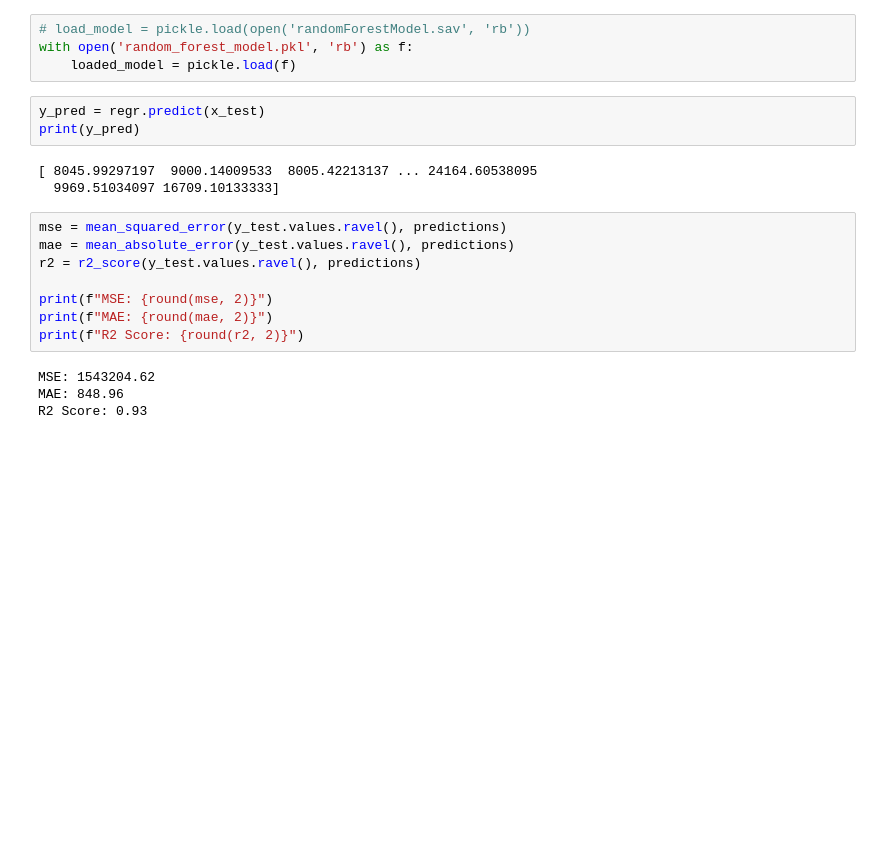
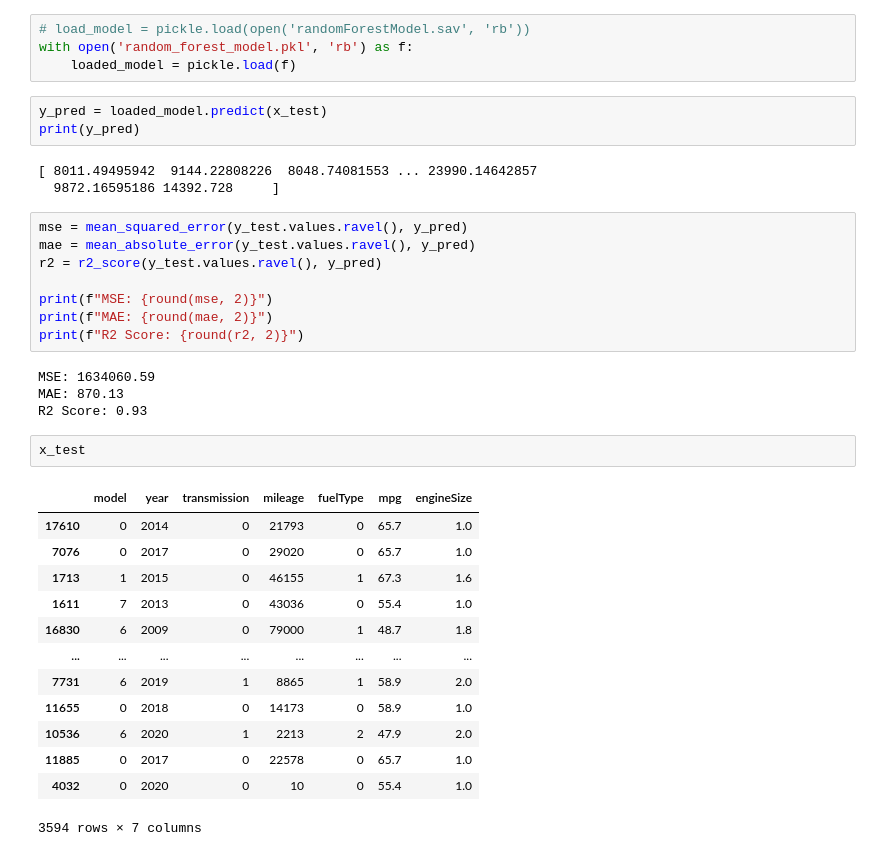
Before and after one commit to tanaratsaehia/AiWithOracleDB, a Jupyter notebook: Ai/ai.ipynb, the cells around one changed output. Drawn from its saved outputs; the diff is of its cells as text; blank space fills up the shorter version.

```diff
--- a/Ai/ai.ipynb
+++ b/Ai/ai.ipynb
@@ -308,20 +308,36 @@ with open('random_forest_model.pkl', 'wb') as f:
 with open('random_forest_model.pkl', 'rb') as f:
     loaded_model = pickle.load(f)
 # %%
-y_pred = regr.predict(x_test)
+y_pred = loaded_model.predict(x_test)
 print(y_pred)
 # %% [output]
-[ 8045.99297197  9000.14009533  8005.42213137 ... 24164.60538095
-  9969.51034097 16709.10133333]
+[ 8011.49495942  9144.22808226  8048.74081553 ... 23990.14642857
+  9872.16595186 14392.728     ]
 # %%
-mse = mean_squared_error(y_test.values.ravel(), predictions)
-mae = mean_absolute_error(y_test.values.ravel(), predictions)
-r2 = r2_score(y_test.values.ravel(), predictions)
+mse = mean_squared_error(y_test.values.ravel(), y_pred)
+mae = mean_absolute_error(y_test.values.ravel(), y_pred)
+r2 = r2_score(y_test.values.ravel(), y_pred)
 
 print(f"MSE: {round(mse, 2)}")
 print(f"MAE: {round(mae, 2)}")
 print(f"R2 Score: {round(r2, 2)}")
 # %% [output]
-MSE: 1543204.62
-MAE: 848.96
+MSE: 1634060.59
+MAE: 870.13
 R2 Score: 0.93
+# %%
+x_test
+# %% [output]
+|  | model | year | transmission | mileage | fuelType | mpg | engineSize |
+| 17610 | 0 | 2014 | 0 | 21793 | 0 | 65.7 | 1.0 |
+| 7076 | 0 | 2017 | 0 | 29020 | 0 | 65.7 | 1.0 |
+| 1713 | 1 | 2015 | 0 | 46155 | 1 | 67.3 | 1.6 |
+| 1611 | 7 | 2013 | 0 | 43036 | 0 | 55.4 | 1.0 |
+| 16830 | 6 | 2009 | 0 | 79000 | 1 | 48.7 | 1.8 |
+| ... | ... | ... | ... | ... | ... | ... | ... |
+| 7731 | 6 | 2019 | 1 | 8865 | 1 | 58.9 | 2.0 |
+| 11655 | 0 | 2018 | 0 | 14173 | 0 | 58.9 | 1.0 |
+| 10536 | 6 | 2020 | 1 | 2213 | 2 | 47.9 | 2.0 |
+| 11885 | 0 | 2017 | 0 | 22578 | 0 | 65.7 | 1.0 |
+| 4032 | 0 | 2020 | 0 | 10 | 0 | 55.4 | 1.0 |
+3594 rows × 7 columns
```
Also changed, not shown: parts of 4 cells of this notebook, 18 other files.
